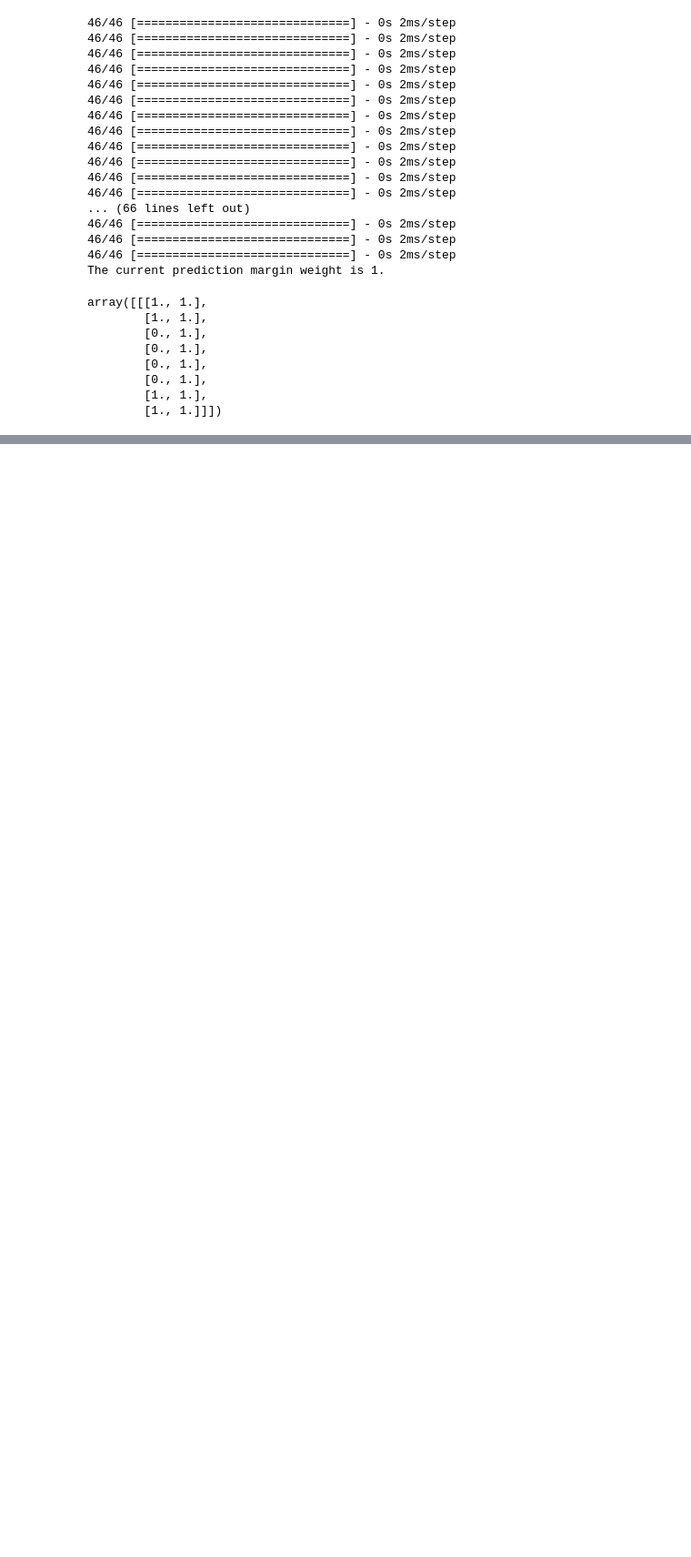
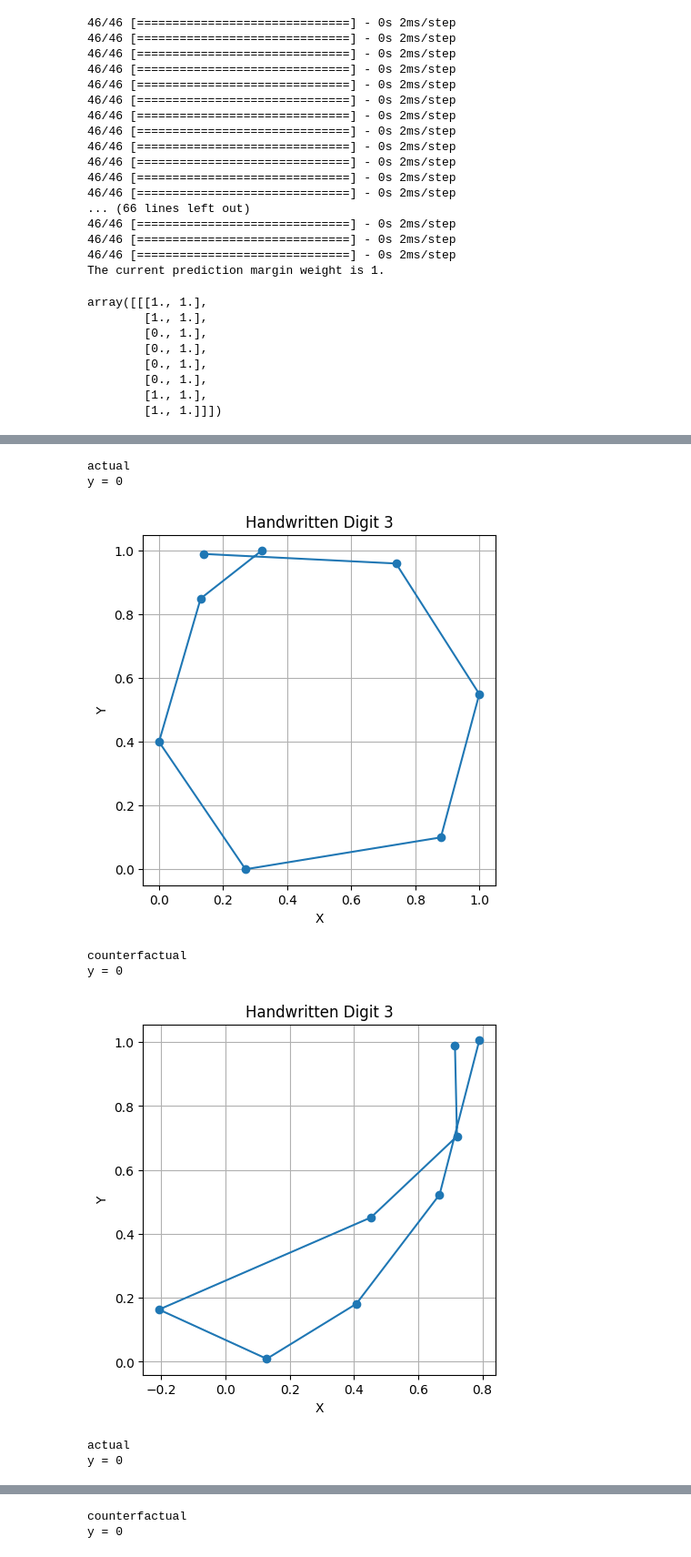
Before and after one commit to stellagerantoni/LatentCfMultivariate, a Jupyter notebook: multivariate_pendigits.ipynb, the cells around one changed output, grey strips where cells are left out. Shown at 91% size. Saved outputs shown, nothing was run; the diff lists cells and outputs as text; code cells hidden in the pictures; blank space fills up the shorter version.

```diff
--- a/multivariate_pendigits.ipynb
+++ b/multivariate_pendigits.ipynb
@@ -394,8 +365,8 @@ array([[[1., 1.],
 # %%
 reset_seeds()
 cf_model = ModifiedLatentCF(
-    probability=0.9,tolerance=1e-6, max_iter=1000, optimizer=tf.keras.optimizers.legacy.Adam(learning_rate=0.001),autoencoder = autoencoder,
-    pred_margin_weight=1, step_weights = step_weights, random_state= RANDOM_STATE)
+    probability=0.9,tolerance=1e-6, max_iter=500, optimizer=tf.keras.optimizers.legacy.Adam(learning_rate=0.001),autoencoder = autoencoder,
+    pred_margin_weight=0, step_weights = step_weights, random_state= RANDOM_STATE)
 cf_model.fit(cnnClassifier)
 
 y_neg = y_train_classes[y_train_classes == 0][10:15]
@@ -405,12 +376,14 @@ X_neg = X_train[y_train_classes == 0][10:15]
 with warnings.catch_warnings():
     warnings.simplefilter("ignore", category=RuntimeWarning) # ignore warning of matrix multiplication: https://stackoverflow.com/questions/29688168/mean-nanmean-and-warning-mean-of-empty-slice
     cf_embeddings, losses, weights = cf_model.transform(X_neg, y_neg) #self, x, pred_label
-z_pred = cnnClassifier.predict(cf_embeddings)[:, 1] # predicted probabilities of CFs
+cf_pred_labels = cnnClassifier.predict(cf_embeddings)[:,1]# predicted probabilities of CFs
+for idx in range(cf_pred_labels.shape[0]):
+  if cf_pred_labels[idx] > 0.5:
+    cf_pred_labels[idx] = 1
+  else:
+    cf_pred_labels[idx] = 0
 
-#evaluate_res = evaluate(X_pred_neg, best_cf_samples, z_pred, n_timesteps, tree, max_distance)
-#evaluate_res #  proximity, validity, cost_mean, cost_std
-
-print(f'Transformation_finished with validity_score = {validity_score(y_neg_classes,cf_pred_labels)}')
+print(f'Transformation_finished with validity_score = {validity_score(y_neg,cf_pred_labels)}')
 # %% [output]
 1 samples been transformed.
 5 samples been transformed, in total.
@@ -418,0 +392,17 @@ Transformation_finished with validity_score = 1.0
+# %%
+#with learning rate = 0.001, 500 iterations, pred_margin_weight=0.7
+for i in range(5):
+  print("actual")
+  visualise_digit(X_pred_neg,y_pred_neg,i,figsize = (5,5))
+  print("counterfactual")
+  visualise_digit(cf_embeddings,y_neg,i,figsize = (5,5))
+# validity = 1.0
+# %% [output]
+actual
+y = 0
+[figure, added]
+counterfactual
+y = 0
+[figure, added]
+actual
+y = 0
@@ -418,0 +410,2 @@ Transformation_finished with validity_score = 1.0
+counterfactual
+y = 0
```
Also changed, not shown: parts of 12 cells of this notebook.
